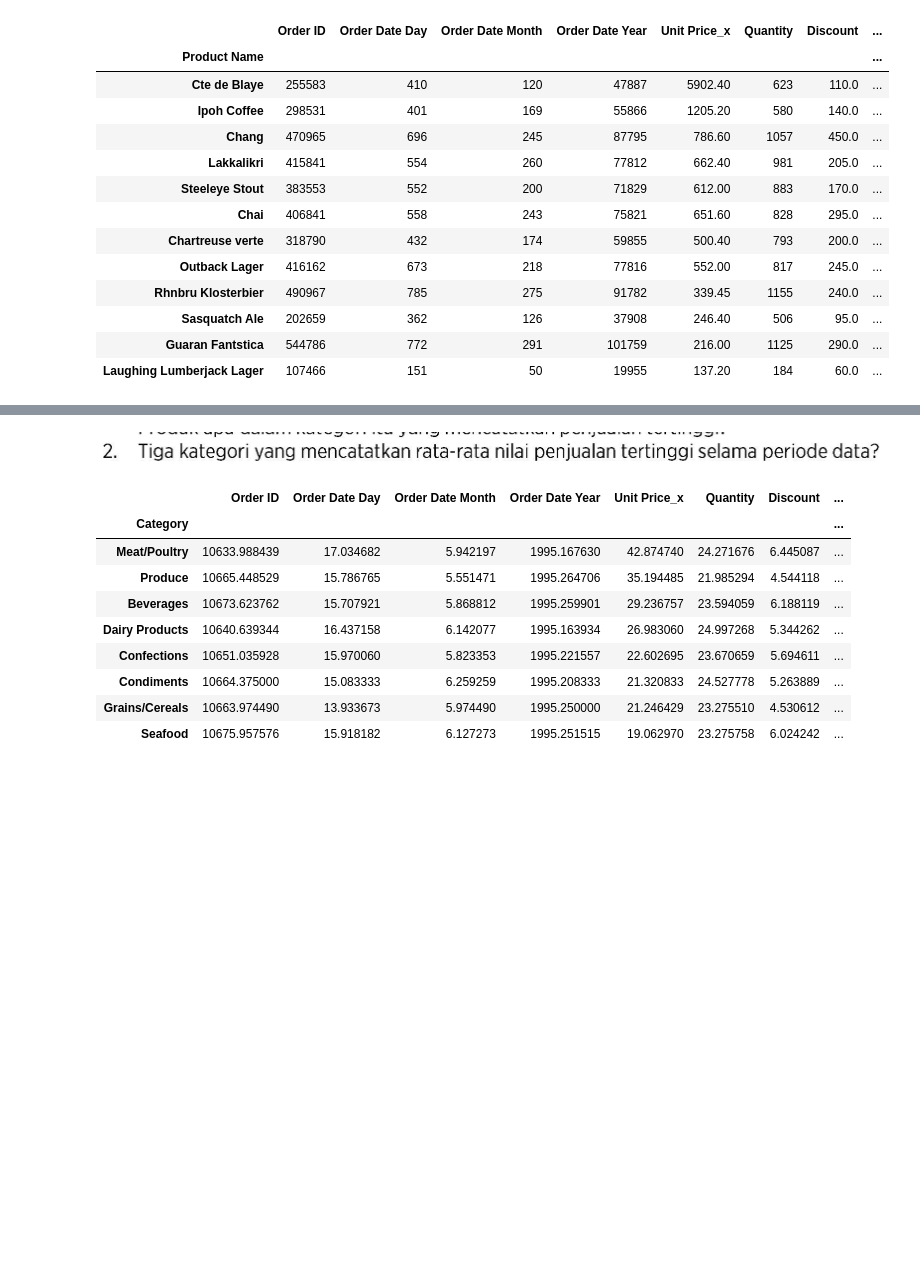
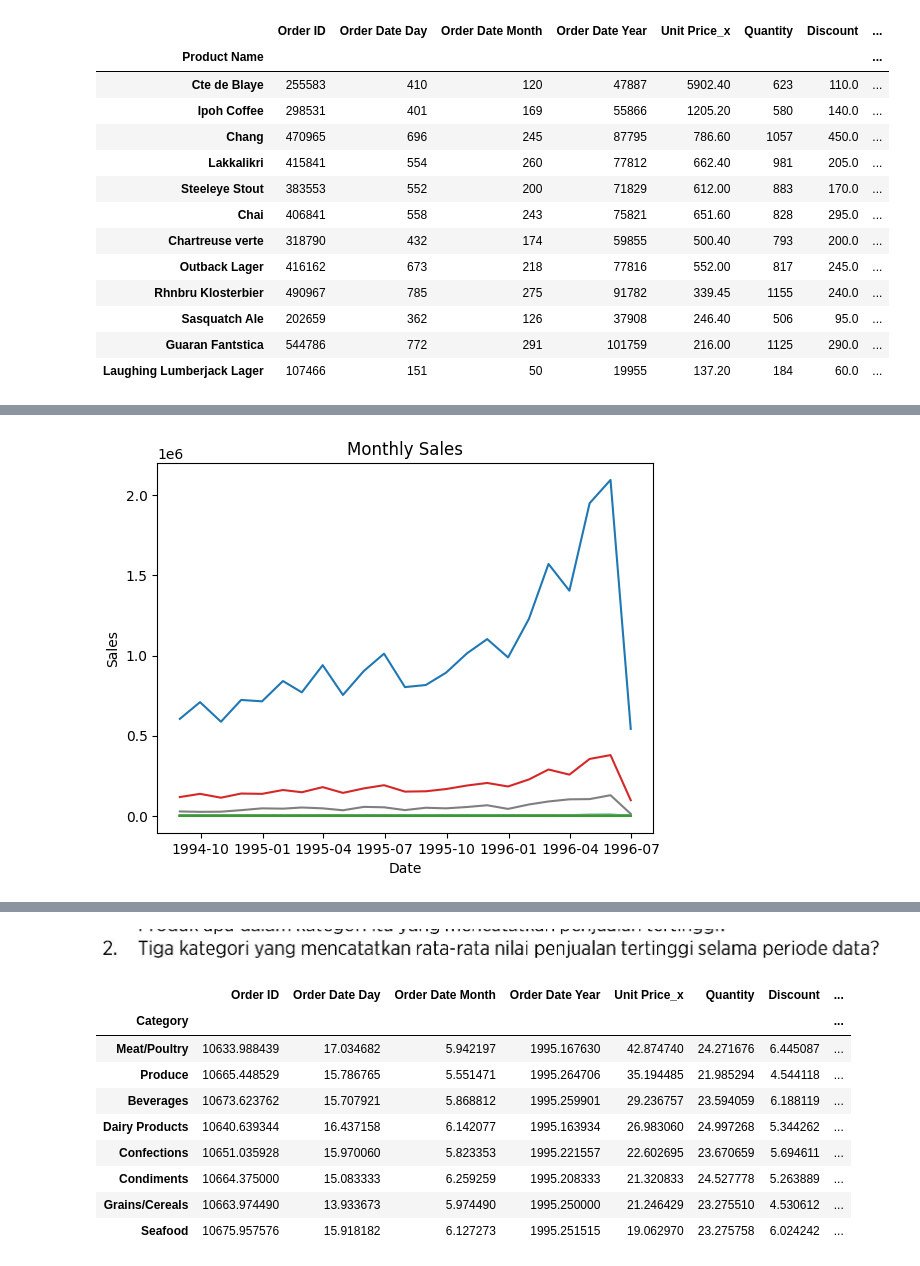
Before and after one commit to StefannusChristian/Data-Mining, a Jupyter notebook: UTS/uts.ipynb, the cells around one changed output, grey strips where cells are left out. Saved outputs shown, nothing was run; the diff lists cells and outputs as text; code cells hidden in the pictures; blank space fills up the shorter version.

```diff
--- a/UTS/uts.ipynb
+++ b/UTS/uts.ipynb
@@ -137,0 +108,99 @@ beverages.groupby(["Product Name"]).sum().sort_values("Nilai Penjualan",ascendin
+# %%
+from datetime import datetime
+from statsmodels.tsa.arima.model import ARIMA
+from sklearn.metrics import mean_squared_error
+from sklearn.model_selection import GridSearchCV
+from statsmodels.tsa.statespace.sarimax import SARIMAX
+
+
+
+# convert date column to datetime format
+order_order_details_products['Order Date'] = pd.to_datetime(order_order_details_products['Order Date'])
+
+# set date column as index
+order_order_details_products = order_order_details_products.set_index('Order Date')
+
+# resample to monthly data
+order_order_details_products_monthly = order_order_details_products.resample('M').sum()
+
+# create time series plot
+plt.plot(order_order_details_products_monthly)
+plt.title('Monthly Sales')
+plt.xlabel('Date')
+plt.ylabel('Sales')
+plt.show()
+
+# define parameter grid for ARIMA
+p = range(0, 3)
+d = range(0, 2)
+q = range(0, 3)
+param_grid = {'p': p, 'd': d, 'q': q}
+
+# split data into train and test sets
+train_size = int(len(order_order_details_products_monthly) * 0.8)
+train, test = order_order_details_products_monthly.iloc[:train_size], order_order_details_products_monthly.iloc[train_size:]
+
+# fit ARIMA model using Grid Search CV
+model = GridSearchCV(SARIMAX(train['Nilai Penjualan'], order=(0, 0, 0)), param_grid, scoring='neg_mean_squared_error')
+model.fit(train)
+
+# print best parameter values
+print('Best Parameters:', model.best_params_)
+
+# make predictions for test set using best parameters
+history = [x for x in train]
+predictions = []
+for i in range(len(test)):
+    model = ARIMA(history, order=(model.best_params_['p'], model.best_params_['d'], model.best_params_['q']))
+    model_fit = model.fit(disp=0)
+    yhat = model_fit.forecast()[0]
+    predictions.append(yhat)
+    history.append(test.iloc[i])
+
+# calculate MSE
+mse = mean_squared_error(test, predictions)
+print('MSE:', mse)
+
+# create plot of test set predictions and actual values
+plt.plot(test.index, test.values, label='actual')
+plt.plot(test.index, predictions, label='predicted')
+plt.title('Test Set Predictions')
+plt.xlabel('Date')
+plt.ylabel('Nilai Penjualan')
+plt.legend()
+plt.show()
+
+# forecast future sales
+future_dates = pd.date_range(start='1996-07-31', end='1996-12-31', freq='M')
+future_sales = []
+for i in range(len(future_dates)):
+    model = ARIMA(df_monthly, order=(model.best_params_['p'], model.best_params_['d'], model.best_params_['q']))
+    model_fit = model.fit(disp=0)
+    yhat = model_fit.forecast()[0]
+    future_sales.append(yhat)
+    df_monthly = df_monthly.append(pd.DataFrame({'Nilai Penjualan': [yhat]}, index=[future_dates[i]]))
+
+from sklearn.metrics import mean_squared_error
+train_size = int(len(df_monthly) * 0.8)
+train, test = df_monthly[:train_size], df_monthly[train_size:]
+history = [x for x in train['Nilai Penjualan']]
+predictions = []
+
+
+for i in range(len(test)):
+    model = ARIMA(history, order=(model.best_params_['p'], model.best_params_['d'], model.best_params_['q']))
+    model_fit = model.fit()
+    yhat = model_fit.forecast()[0]
+    predictions.append(yhat)
+    history.append(test.iloc[i]['Nilai Penjualan'])
+
+mse = mean_squared_error(test['Nilai Penjualan'], predictions)
+print('Test MSE: %.3f' % mse)
+import matplotlib.pyplot as plt
+
+plt.plot(df_monthly.index, df_monthly['Nilai Penjualan'], label='Actual')
+plt.plot(test.index, predictions, label='Predicted')
+plt.legend()
+plt.show()
+# %% [output]
+[figure, added]
```
Also changed, not shown: parts of 11 cells of this notebook, 1 other file.
